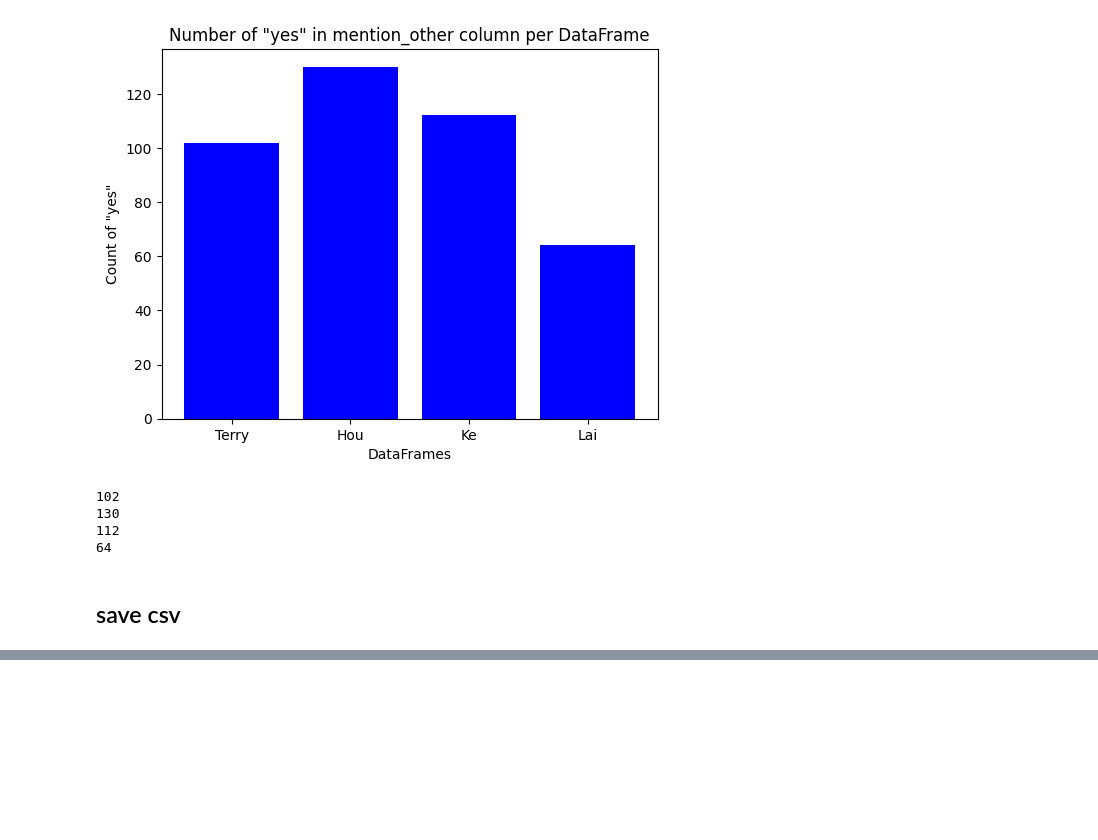
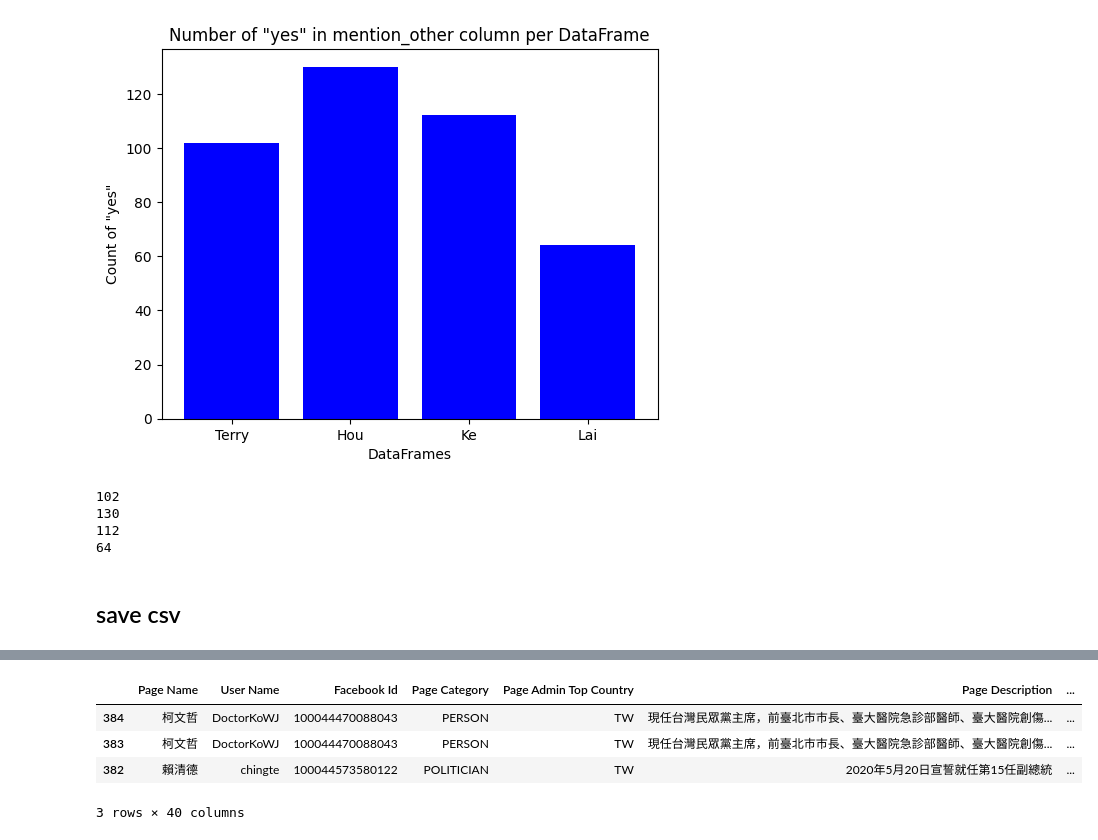
Before and after one commit to Jasper-Hewitt/Campaigning_101, a Jupyter notebook: data_cleaning.ipynb, the cells around one changed output, grey strips where cells are left out. Cells and saved outputs as stored; diff of their text form; code cells hidden in the pictures; blank space fills up the shorter version.

```diff
--- a/data_cleaning.ipynb
+++ b/data_cleaning.ipynb
@@ -372,0 +376,27 @@ filtered_df.to_csv('/Users/jasperhewitt/Desktop/github_repos/Campaigning_101/dat
+# %%
+df=pd.read_csv('/Users/jasperhewitt/Desktop/github_repos/Campaigning_101/data/original_crowdtangle_to_01_13.csv')
+# %%
+import pandas as pd
+
+# Assuming df is your DataFrame
+
+# Convert the "Post Created Date" column to datetime format
+df['Post Created Date'] = pd.to_datetime(df['Post Created Date'])
+
+# Filter for 侯友宜: 2023-05-17 and later
+df_hou = df[df['Page Name'] == '侯友宜'] #& (df['Post Created Date'] >= hou_dates)]
+
+# Filter for 柯文哲: 2023-05-16 and later
+df_ke = df[df['Page Name'] == '柯文哲'] #& (df['Post Created Date'] >= ke_dates)]
+
+# Filter for 郭台銘: 2023-08-28 to 2023-11-24
+#df_guo = df[(df['Page Name'] == '郭台銘') #& (df['Post Created Date'] >= guo_start_date) & (df['Post Created Date'] <= guo_end_date)]
+
+# Keep all posts for 賴清德 without date filtering
+df_lai = df[df['Page Name'] == '賴清德']
+
+# Concatenate the results
+filtered_df = pd.concat([df_hou, df_ke, df_lai])
+
+# Display the filtered DataFrame
+print(filtered_df)
@@ -372,0 +421,13 @@ filtered_df.to_csv('/Users/jasperhewitt/Desktop/github_repos/Campaigning_101/dat
+# %%
+filtered_df = filtered_df.sort_values(by='Post Created')
+# %%
+#delete first 5 rows
+filtered_df = filtered_df.iloc[5:]
+# %%
+filtered_df.head(3)
+# %% [output]
+|  | Page Name | User Name | Facebook Id | Page Category | Page Admin Top Country | Page Description | ... |
+| 384 | 柯文哲 | DoctorKoWJ | 100044470088043 | PERSON | TW | 現任台灣民眾黨主席，前臺北市市長、臺大醫院急診部醫師、臺大醫院創傷... | ... |
+| 383 | 柯文哲 | DoctorKoWJ | 100044470088043 | PERSON | TW | 現任台灣民眾黨主席，前臺北市市長、臺大醫院急診部醫師、臺大醫院創傷... | ... |
+| 382 | 賴清德 | chingte | 100044573580122 | POLITICIAN | TW | 2020年5月20日宣誓就任第15任副總統 | ... |
+3 rows × 40 columns
```
Also changed, not shown: parts of 10 cells of this notebook, 3 other files.
